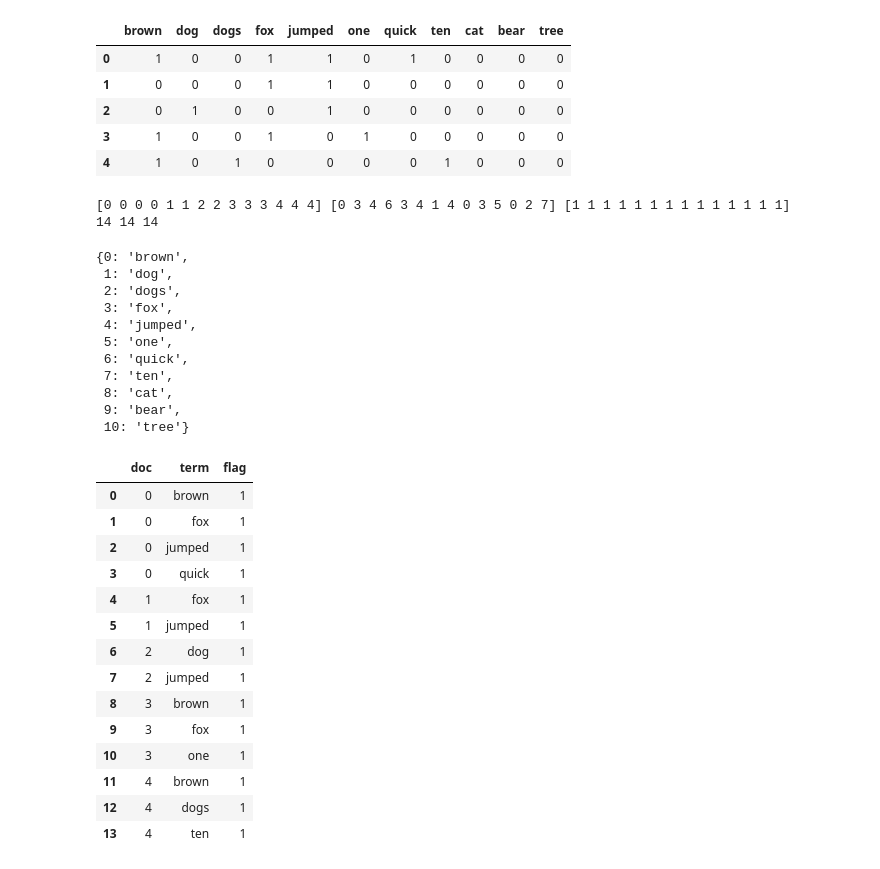
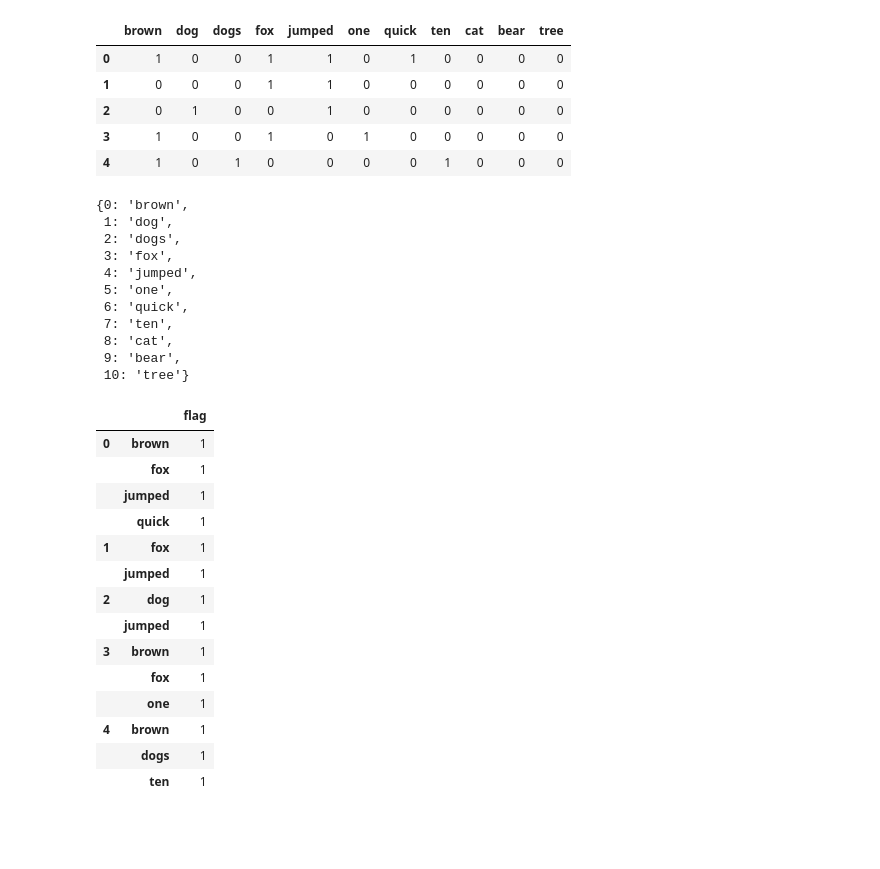
Before and after one commit to usnistgov/grabble, a Jupyter notebook: notebooks/python_decorator.ipynb, the cells around one changed output. Cells and saved outputs as stored; diff of their text form; code cells hidden in the pictures; blank space fills up the shorter version.

Commit message:
work on accessor, checking how it works with Series

```diff
--- a/notebooks/python_decorator.ipynb
+++ b/notebooks/python_decorator.ipynb
@@ -86,34 +88,21 @@ doc_term
 # Create COO Series
 # using scipy sparse module here, but we want to avoid it in production
 coo_matrix = sparse.coo_matrix(doc_term.values)
-# print(coo_matrix)
-# coo_rows = pd.Series(coo_matrix.row)
 coo_rows = coo_matrix.row
-# # coo_cols = pd.Series(coo_matrix.col)
 coo_cols = coo_matrix.col
-# # coo_cols = doc_term.columns
-# coo_vals = pd.Series(coo_matrix.data)
 coo_vals = coo_matrix.data
-print(coo_rows,
-coo_cols,
-coo_vals)
-print(len(coo_rows),
-len(coo_cols),
-len(coo_vals))
 
 term_dict = dict(zip(range(0,11), doc_term.columns))
 term_dict
 # %% [output]
-[0 0 0 0 1 1 2 2 3 3 3 4 4 4] [0 3 4 6 3 4 1 4 0 3 5 0 2 7] [1 1 1 1 1 1 1 1 1 1 1 1 1 1]
-14 14 14
+{0: 'brown',
+ 1: 'dog',
+ 2: 'dogs',
+ 3: 'fox',
+ 4: 'jumped',
+ 5: 'one',
+ 6: 'quick',
+ 7: 'ten',
+ 8: 'cat',
+ 9: 'bear',
+ 10: 'tree'}
-{0: 'brown',
- 1: 'dog',
- 2: 'dogs',
- 3: 'fox',
- 4: 'jumped',
- 5: 'one',
- 6: 'quick',
- 7: 'ten',
- 8: 'cat',
- 9: 'bear',
- 10: 'tree'}
@@ -122,26 +109,23 @@ term_dict = dict(zip(range(0,11), doc_term.columns))
 # %%
 coo_cols = coo_cols.tolist()
 coo_col_names = [term_dict[key] for key in coo_cols]
-# %%
-coo = pd.DataFrame({"doc":coo_rows, "term":coo_col_names, "flag":coo_vals})
-coo
-# %% [output]
-|  | doc | term | flag |
-| 0 | 0 | brown | 1 |
-| 1 | 0 | fox | 1 |
-| 2 | 0 | jumped | 1 |
-| 3 | 0 | quick | 1 |
-| 4 | 1 | fox | 1 |
-| 5 | 1 | jumped | 1 |
-| 6 | 2 | dog | 1 |
-| 7 | 2 | jumped | 1 |
-| 8 | 3 | brown | 1 |
-| 9 | 3 | fox | 1 |
-| 10 | 3 | one | 1 |
-| 11 | 4 | brown | 1 |
-| 12 | 4 | dogs | 1 |
-| 13 | 4 | ten | 1 |
 # %%
-# idx=pd.MultiIndex.from_arrays([coo_matrix.row, coo_col_names])
-# coo2 = pd.DataFrame(coo_matrix.data, index=idx, columns=["flag"])
-# coo2
+idx=pd.MultiIndex.from_arrays([coo_matrix.row, coo_col_names])
+coo = pd.DataFrame(coo_matrix.data, index=idx, columns=["flag"])
+coo
+# %% [output]
+|  |  | flag |
+| 0 | brown | 1 |
+|  | fox | 1 |
+|  | jumped | 1 |
+|  | quick | 1 |
+| 1 | fox | 1 |
+|  | jumped | 1 |
+| 2 | dog | 1 |
+|  | jumped | 1 |
+| 3 | brown | 1 |
+|  | fox | 1 |
+|  | one | 1 |
+| 4 | brown | 1 |
+|  | dogs | 1 |
+|  | ten | 1 |
```
Also changed, not shown: parts of 16 cells of this notebook.
